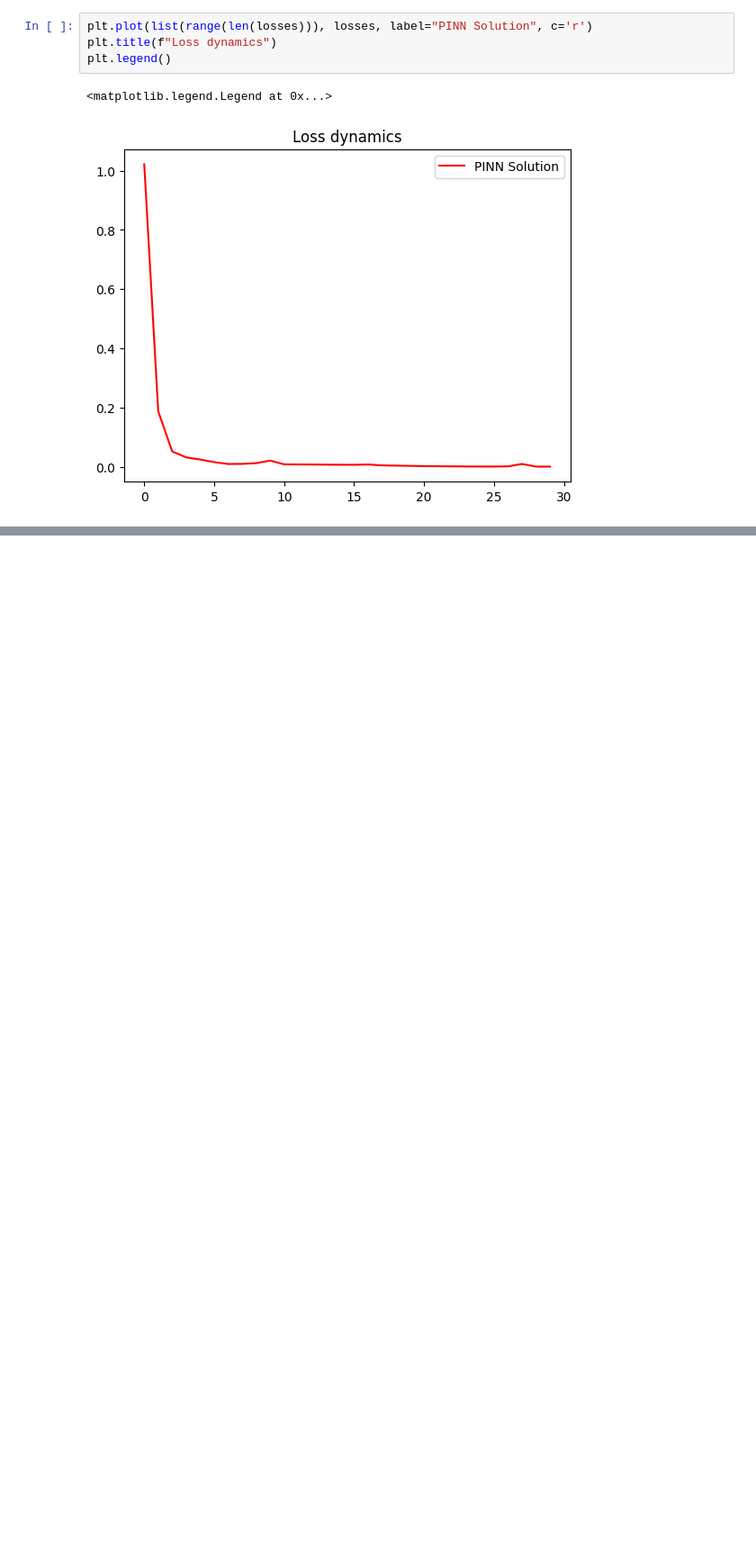
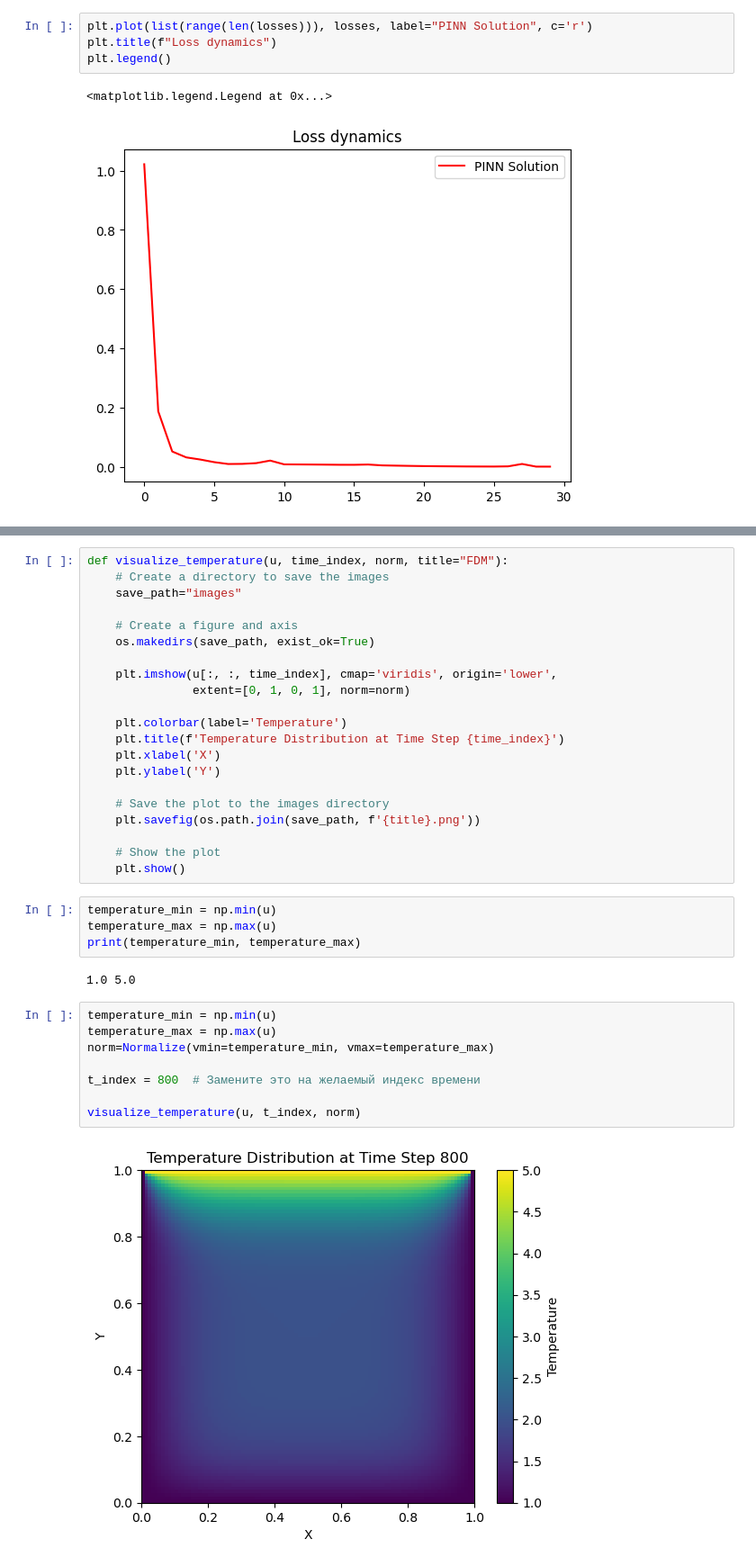
Before and after one commit to DikovAlexandr/PINN, a Jupyter notebook: OscillatorAndHeat.ipynb, the cells around one changed output, grey strips where cells are left out. Shown at 90% size. Drawn from its saved outputs; the diff is of its cells as text; blank space fills up the shorter version.

```diff
--- a/OscillatorAndHeat.ipynb
+++ b/OscillatorAndHeat.ipynb
@@ -540,0 +563,37 @@ plt.show()
+# %%
+def visualize_temperature(u, time_index, norm, title="FDM"):
+    # Create a directory to save the images
+    save_path="images"
+
+    # Create a figure and axis
+    os.makedirs(save_path, exist_ok=True)
+
+    plt.imshow(u[:, :, time_index], cmap='viridis', origin='lower',
+               extent=[0, 1, 0, 1], norm=norm)
+
+    plt.colorbar(label='Temperature')
+    plt.title(f'Temperature Distribution at Time Step {time_index}')
+    plt.xlabel('X')
+    plt.ylabel('Y')
+
+    # Save the plot to the images directory
+    plt.savefig(os.path.join(save_path, f'{title}.png'))
+
+    # Show the plot
+    plt.show()
+# %%
+temperature_min = np.min(u)
+temperature_max = np.max(u)
+print(temperature_min, temperature_max)
+# %% [output]
+1.0 5.0
+# %%
+temperature_min = np.min(u)
+temperature_max = np.max(u)
+norm=Normalize(vmin=temperature_min, vmax=temperature_max)
+
+t_index = 800  # Замените это на желаемый индекс времени
+
+visualize_temperature(u, t_index, norm)
+# %% [output]
+[figure, added]
```
Also changed, not shown: parts of 36 cells of this notebook, 3 other files.
